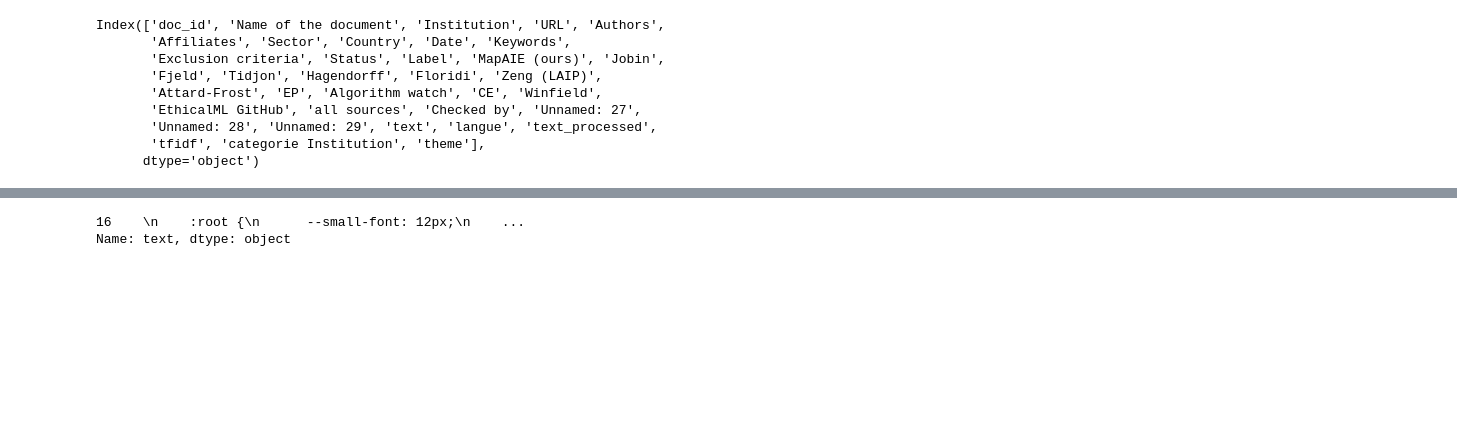
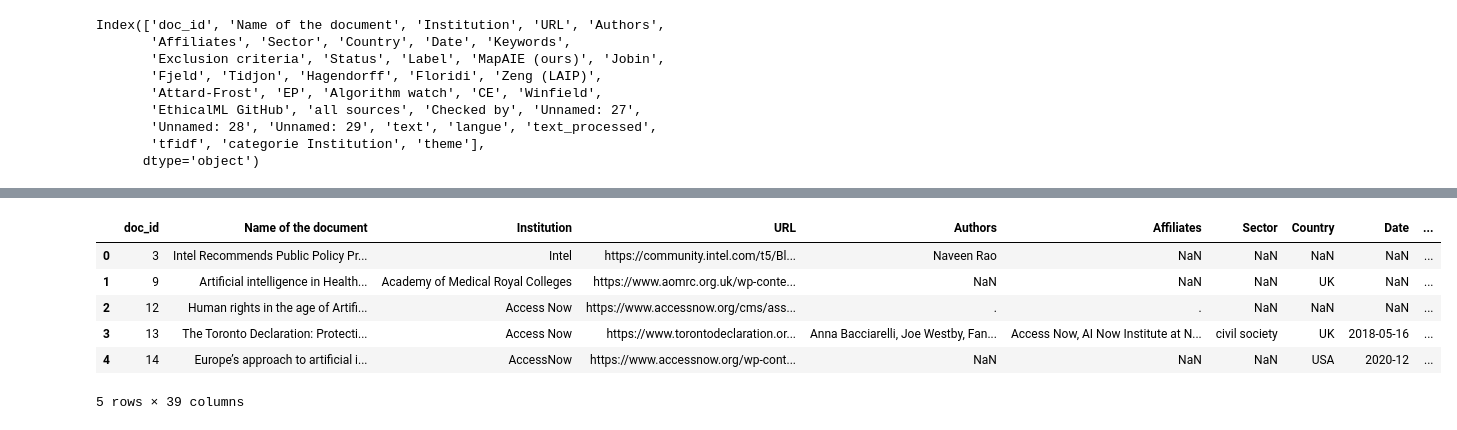
Before and after one commit to alexandreRocchiHenry/projet_NLP, a Jupyter notebook: BERTopic.ipynb, the cells around one changed output, grey strips where cells are left out. Drawn from its saved outputs; the diff is of its cells as text; code cells hidden in the pictures; blank space fills up the shorter version.

Commit message:
preprocess améliorer, bertopic bon

```diff
--- a/BERTopic.ipynb
+++ b/BERTopic.ipynb
@@ -97,3 +86,13 @@ topics, probs = topic_model.fit_transform(documents)
+# %%
+import hdbscan
+
+hdbscan_model = hdbscan.HDBSCAN(min_cluster_size=20, min_samples=1, cluster_selection_epsilon=0.01)
+topic_model = BERTopic(hdbscan_model=hdbscan_model, language="english", nr_topics=10)
+# %%
+n_topics = 0
+while n_topics < 10:
+    topics, probs = topic_model.fit_transform(documents)
+    n_topics = len(set(topics))
 # %%
 df['topic'] = topics
 df['probs'] = probs
@@ -146,2 +142,0 @@ topic_model.get_representative_docs(-1)
-# %%
-df = pd.DataFrame({"Document": docs, "Topic": topic})
@@ -166,6 +159,10 @@ df[df["topic"] == -1]
-# %%
-
-df[df['doc_id']==29]['text']
-# %% [output]
-16    \n    :root {\n      --small-font: 12px;\n    ...
-Name: text, dtype: object
+# %%
+df.head()
+# %% [output]
+|  | doc_id | Name of the document | Institution | URL | Authors | Affiliates | Sector | Country | Date | ... |
+| 0 | 3 | Intel Recommends Public Policy Pr... | Intel | https://community.intel.com/t5/Bl... | Naveen Rao | NaN | NaN | NaN | NaN | ... |
+| 1 | 9 | Artificial intelligence in Health... | Academy of Medical Royal Colleges | https://www.aomrc.org.uk/wp-conte... | NaN | NaN | NaN | UK | NaN | ... |
+| 2 | 12 | Human rights in the age of Artifi... | Access Now | https://www.accessnow.org/cms/ass... | . | . | NaN | NaN | NaN | ... |
+| 3 | 13 | The Toronto Declaration: Protecti... | Access Now | https://www.torontodeclaration.or... | Anna Bacciarelli, Joe Westby, Fan... | Access Now, AI Now Institute at N... | civil society | UK | 2018-05-16 | ... |
+| 4 | 14 | Europe’s approach to artificial i... | AccessNow | https://www.accessnow.org/wp-cont... | NaN | NaN | NaN | USA | 2020-12 | ... |
+5 rows × 39 columns
```
Also changed, not shown: parts of 10 cells of this notebook, 1 other file.
